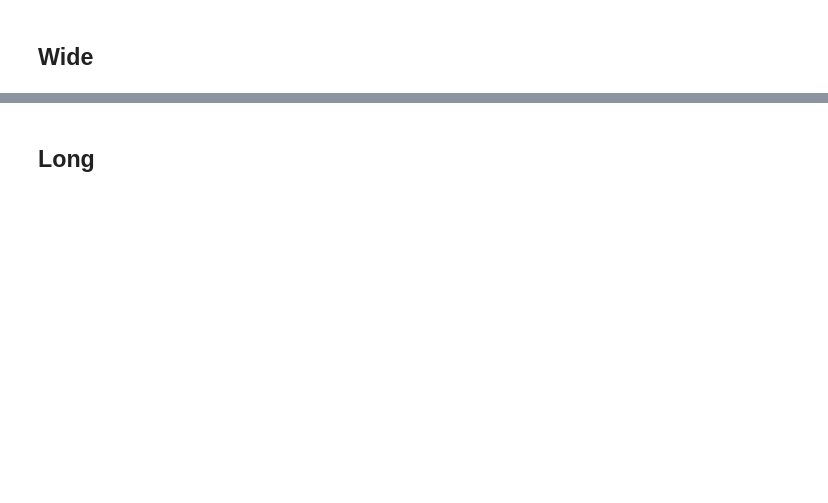
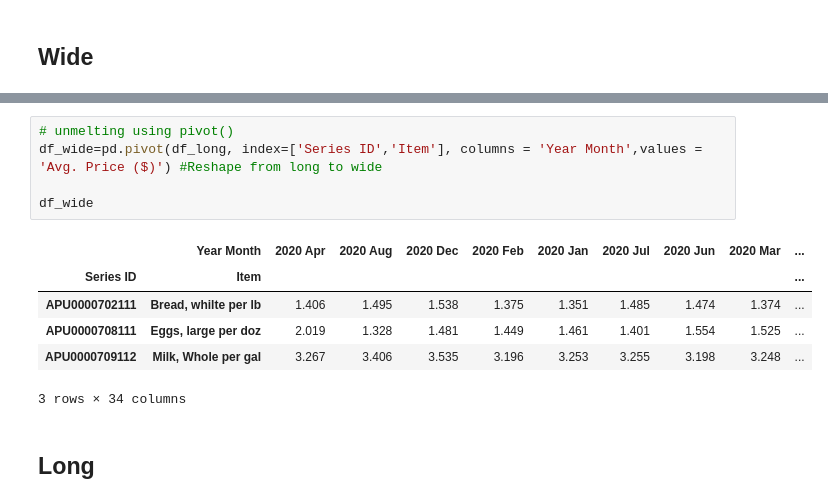
Before and after one commit to dcaley5005/Python_Cheat_Sheet, a Jupyter notebook: Data_Transformation/data_transformation.ipynb, the cells around one changed output, grey strips where cells are left out. Saved outputs shown, nothing was run; the diff lists cells and outputs as text; blank space fills up the shorter version.

```diff
--- a/Data_Transformation/data_transformation.ipynb
+++ b/Data_Transformation/data_transformation.ipynb
@@ -584,2 +608,14 @@ marvel_wide_df
+# %%
+# unmelting using pivot()
+df_wide=pd.pivot(df_long, index=['Series ID','Item'], columns = 'Year Month',values = 'Avg. Price ($)') #Reshape from long to wide
+
+df_wide
+# %% [output]
+|  | Year Month | 2020 Apr | 2020 Aug | 2020 Dec | 2020 Feb | 2020 Jan | 2020 Jul | 2020 Jun | 2020 Mar | ... |
+| Series ID | Item |  |  |  |  |  |  |  |  | ... |
+| APU0000702111 | Bread, whilte per lb | 1.406 | 1.495 | 1.538 | 1.375 | 1.351 | 1.485 | 1.474 | 1.374 | ... |
+| APU0000708111 | Eggs, large per doz | 2.019 | 1.328 | 1.481 | 1.449 | 1.461 | 1.401 | 1.554 | 1.525 | ... |
+| APU0000709112 | Milk, Whole per gal | 3.267 | 3.406 | 3.535 | 3.196 | 3.253 | 3.255 | 3.198 | 3.248 | ... |
+3 rows × 34 columns
 # %% [markdown]
 ## Long
```
Also changed, not shown: parts of 7 cells of this notebook, 3 other files.
